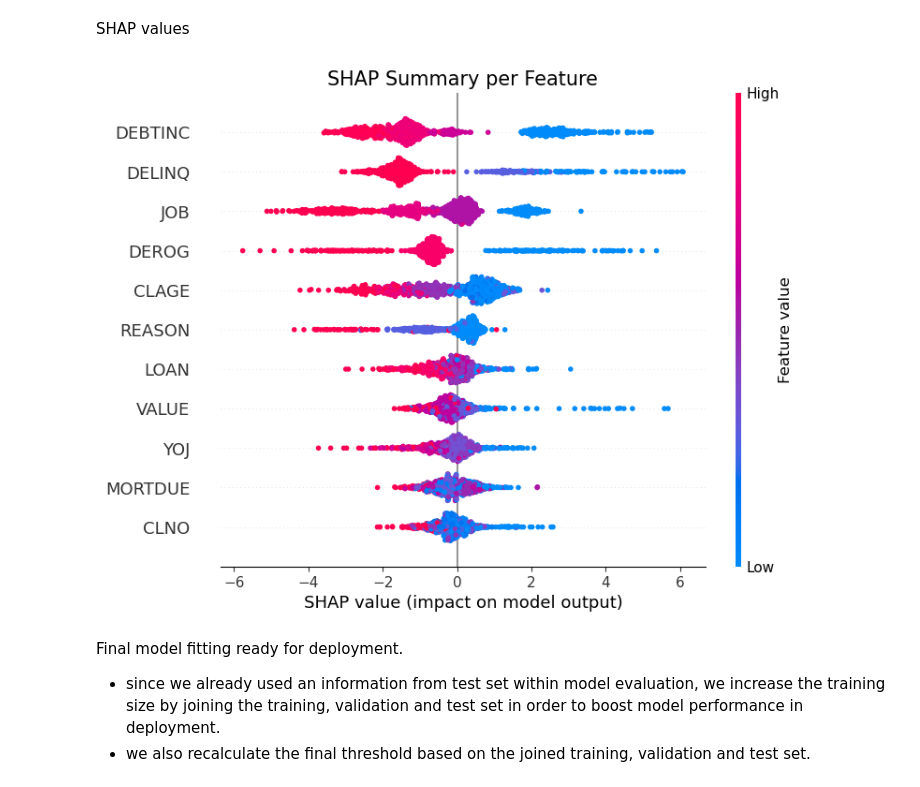
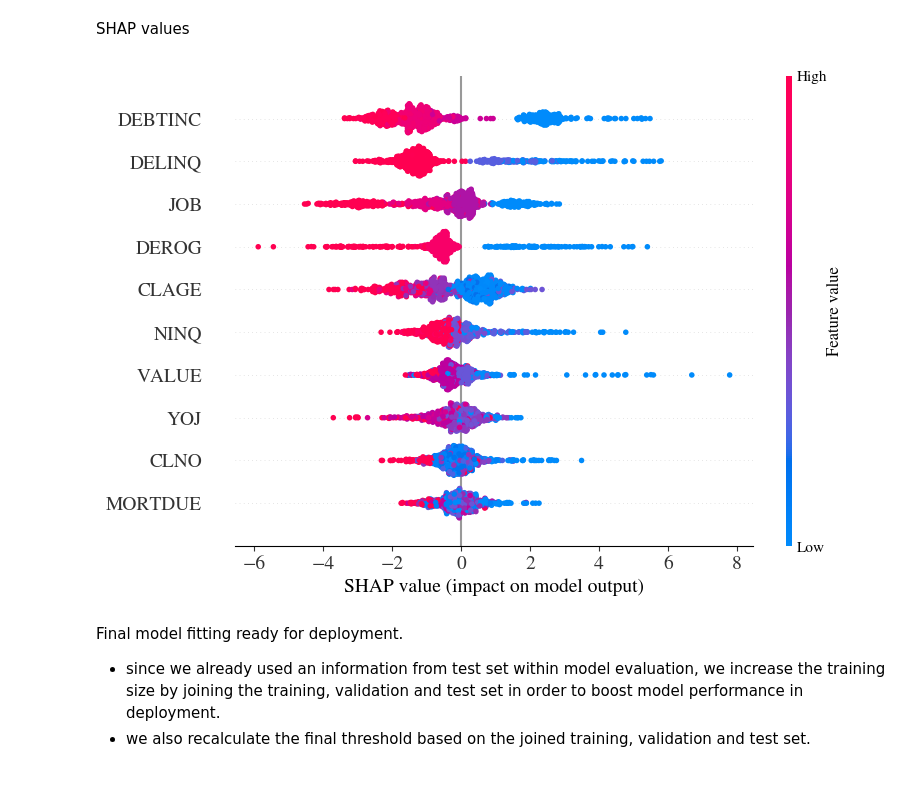
Before and after one commit to petr-ngn/FFU_VSE_Masters_Thesis_ML_Credit_Risk_Modelling, a Jupyter notebook: Masters_Thesis.ipynb, the cells around one changed output. Drawn from its saved outputs; the diff is of its cells as text; code cells hidden in the pictures.

```diff
--- a/Masters_Thesis.ipynb
+++ b/Masters_Thesis.ipynb
@@ -1596,7 +1783,7 @@ metrics_weights = {
 
                     "descending_rank": {
                                         "Brier Score Loss": 1,
-                                        "Hamming Loss": 1,
+                                        "Log Loss": 1,
                                         "Zero-One Loss": 1,
                                        }
                     }
@@ -1847,4 +2032,7 @@ model_selection_df = model_selection(X_train_binned, y_train, X_valid_binned, y_
 -------------------------------------------------------------------------------------------------------------------
+# %%
+with open(r'models\model_selection\model_selection_df.pkl', 'rb') as f:
+    model_selection_df = pickle.load(f)
 # %%
 model_selection_df.loc[:, ~model_selection_df.columns.isin(['tuned_model', 'fs_model', 'sfs_object', 'final_features'])]
 # %% [output]
@@ -2115,4 +2325,4 @@ def final_model_fit_eval(hyp_tuning_df: pd.DataFrame,
 # %% [markdown]
 Final model
 # %%
-final_model = final_model_fit_eval(model_selection_df, X_train_valid_binned_filtered, y_train_valid)
+final_model_eval = final_model_fit_eval(model_selection_df, X_train_valid_binned_filtered, y_train_valid)
@@ -2310,19 +2540,29 @@ feature_importance_plot(final_model, final_features)
 SHAP values
 # %%
 def GBC_SHAP_plot(model, X: pd.DataFrame, export: bool = True):
+
+    matplotlib.rcParams['mathtext.fontset'] = 'stix'
+    matplotlib.rcParams['font.family'] = 'STIXGeneral'
 
     shap_values = shap.TreeExplainer(model).shap_values(X)
 
     #Scaling the SHAP values in order to be between -1 and 1.
-    max_abs_shap = np.max(np.abs(shap_values))
-    scaled_shap_values = shap_values / max_abs_shap
+    #max_abs_shap = np.max(np.abs(shap_values))
+    #scaled_shap_values = shap_values / max_abs_shap
 
-    fig, ax = plt.subplots(figsize=(13,16))
+    fig, ax = plt.subplots(figsize=(14,17))
 
-    shap.summary_plot(scaled_shap_values,
+    shap.summary_plot(shap_values,
                       X.values,
-                      feature_names = X.columns)
-    plt.title("SHAP Summary per Feature", fontsize = 15, fontweight = "bold", show = False)
+                      feature_names = X.columns,
+                      show = False)
+
+    #plt.title("SHAP Summary per Feature", fontsize = 15, fontweight = "bold")
+
+    ax.xaxis.label.set_size(14)
+    ax.yaxis.label.set_size(14)
+    plt.xticks(fontsize = 14)
+    plt.yticks(fontsize = 14)
 
     if export:
         os.makedirs("./plots/", exist_ok = True)
@@ -2330,9 +2570,9 @@ def GBC_SHAP_plot(model, X: pd.DataFrame, export: bool = True):
 
     plt.show()
 # %%
-GBC_SHAP_plot(final_model, X_test_binned_filtered)
+GBC_SHAP_plot(final_model_eval, X_test_binned_filtered)
 # %% [output]
-[figure, old version]
+[figure, new version]
 # %% [markdown]
 Final model fitting ready for deployment.
 - since we already used an information from test set within model evaluation, we increase the training size by joining the training, validation and test set in order to boost model performance in deployment.
```
Also changed, not shown: parts of 115 cells of this notebook.
